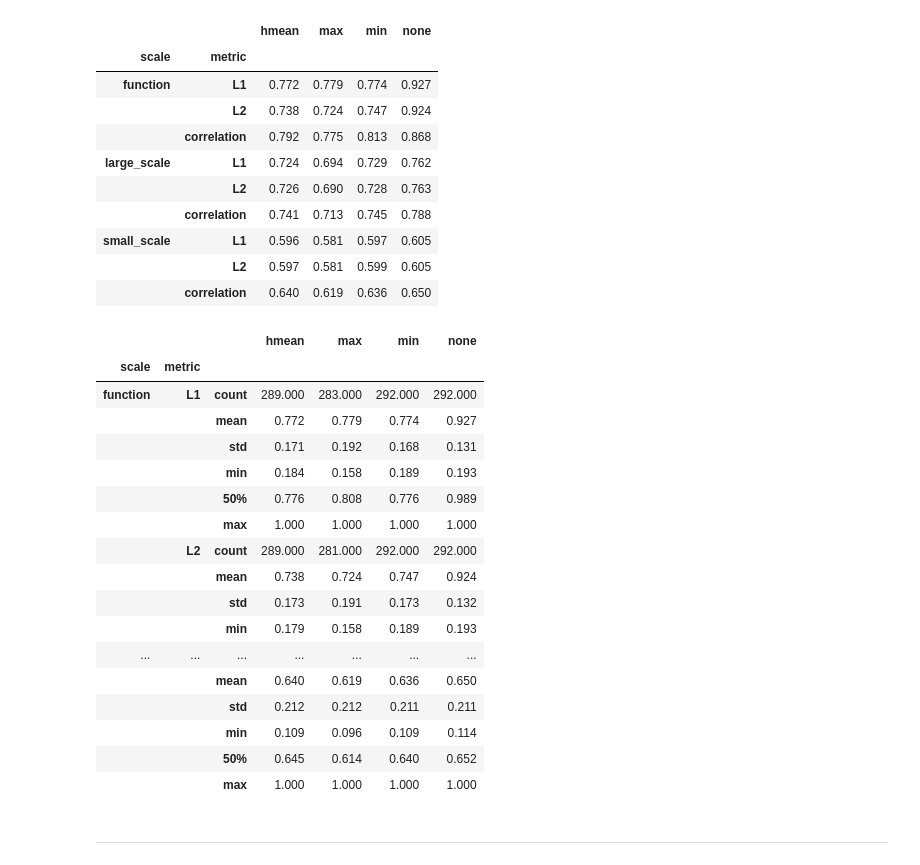
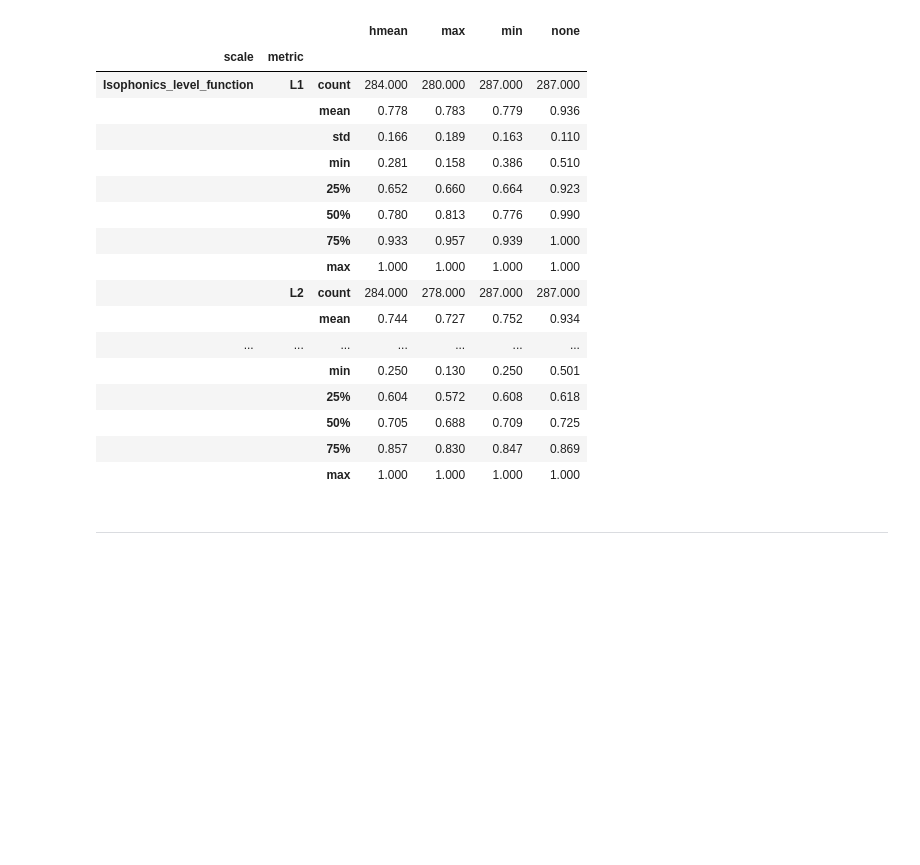
Before and after one commit to urinieto/similarity_classification, a Jupyter notebook: notes/Repetition detection threshold.ipynb, the cells around one changed output. Saved outputs shown, nothing was run; the diff lists cells and outputs as text; code cells hidden in the pictures; blank space fills up the shorter version.

```diff
--- a/notes/Repetition detection threshold.ipynb
+++ b/notes/Repetition detection threshold.ipynb
@@ -15,6 +20,7 @@ from glob import glob
 import re
 # %%
 pd.set_option('precision', 4)
+pd.set_option('max_rows', 2000)
 # %%
 np.set_printoptions(precision=3)
 seaborn.set(style='darkgrid')
@@ -125,7 +131,7 @@ def summarize_results(files):
         match = re.match('.*scores_datasetE(?P<dataset>.*?)E(?P<scale>.*?)_distE(?P<metric>.*).pk', fname)
 
         fscores['dataset'] = pd.Series(match.group('dataset'), index=fscores.index)
-        fscores['scale'] = pd.Series(match.group('scale'), index=fscores.index)
+        fscores['scale'] = pd.Series(match.group('dataset') + '_' + match.group('scale'), index=fscores.index)
         fscores['metric'] = pd.Series(match.group('metric'), index=fscores.index)
 
         data[fname] = fscores
@@ -135,6 +141,10 @@ def summarize_results(files):
 output = summarize_results(sorted(glob('../data/*.pk')))
 # %%
 all_results = pd.concat(output.values())
+# %%
+all_results_ = all_results
+# %%
+all_results = all_results_[all_results_['none'] > 0.5]
 # %%
 all_results.groupby(['scale', 'metric']).hist(layout=(1,4), figsize=(12,2))
 # %% [output]
@@ -161,38 +194,24 @@ dtype: object
 # %%
-all_results.groupby(['scale', 'metric']).mean()
+all_results.groupby(['scale', 'metric']).describe()
 # %% [output]
-|  |  | hmean | max | min | none |
-| scale | metric |  |  |  |  |
-| function | L1 | 0.772 | 0.779 | 0.774 | 0.927 |
-|  | L2 | 0.738 | 0.724 | 0.747 | 0.924 |
-|  | correlation | 0.792 | 0.775 | 0.813 | 0.868 |
-| large_scale | L1 | 0.724 | 0.694 | 0.729 | 0.762 |
-|  | L2 | 0.726 | 0.690 | 0.728 | 0.763 |
-|  | correlation | 0.741 | 0.713 | 0.745 | 0.788 |
-| small_scale | L1 | 0.596 | 0.581 | 0.597 | 0.605 |
-|  | L2 | 0.597 | 0.581 | 0.599 | 0.605 |
-|  | correlation | 0.640 | 0.619 | 0.636 | 0.650 |
+|  |  |  | hmean | max | min | none |
+| scale | metric |  |  |  |  |  |
+| Isophonics_level_function | L1 | count | 284.000 | 280.000 | 287.000 | 287.000 |
+|  |  | mean | 0.778 | 0.783 | 0.779 | 0.936 |
+|  |  | std | 0.166 | 0.189 | 0.163 | 0.110 |
+|  |  | min | 0.281 | 0.158 | 0.386 | 0.510 |
+|  |  | 25% | 0.652 | 0.660 | 0.664 | 0.923 |
+|  |  | 50% | 0.780 | 0.813 | 0.776 | 0.990 |
+|  |  | 75% | 0.933 | 0.957 | 0.939 | 1.000 |
+|  |  | max | 1.000 | 1.000 | 1.000 | 1.000 |
+|  | L2 | count | 284.000 | 278.000 | 287.000 | 287.000 |
+|  |  | mean | 0.744 | 0.727 | 0.752 | 0.934 |
+| ... | ... | ... | ... | ... | ... | ... |
+|  |  | min | 0.250 | 0.130 | 0.250 | 0.501 |
+|  |  | 25% | 0.604 | 0.572 | 0.608 | 0.618 |
+|  |  | 50% | 0.705 | 0.688 | 0.709 | 0.725 |
+|  |  | 75% | 0.857 | 0.830 | 0.847 | 0.869 |
+|  |  | max | 1.000 | 1.000 | 1.000 | 1.000 |
-# %%
-all_results.groupby(['scale', 'metric']).describe(percentiles=[])
-# %% [output]
-|  |  |  | hmean | max | min | none |
-| scale | metric |  |  |  |  |  |
-| function | L1 | count | 289.000 | 283.000 | 292.000 | 292.000 |
-|  |  | mean | 0.772 | 0.779 | 0.774 | 0.927 |
-|  |  | std | 0.171 | 0.192 | 0.168 | 0.131 |
-|  |  | min | 0.184 | 0.158 | 0.189 | 0.193 |
-|  |  | 50% | 0.776 | 0.808 | 0.776 | 0.989 |
-|  |  | max | 1.000 | 1.000 | 1.000 | 1.000 |
-|  | L2 | count | 289.000 | 281.000 | 292.000 | 292.000 |
-|  |  | mean | 0.738 | 0.724 | 0.747 | 0.924 |
-|  |  | std | 0.173 | 0.191 | 0.173 | 0.132 |
-|  |  | min | 0.179 | 0.158 | 0.189 | 0.193 |
-| ... | ... | ... | ... | ... | ... | ... |
-|  |  | mean | 0.640 | 0.619 | 0.636 | 0.650 |
-|  |  | std | 0.212 | 0.212 | 0.211 | 0.211 |
-|  |  | min | 0.109 | 0.096 | 0.109 | 0.114 |
-|  |  | 50% | 0.645 | 0.614 | 0.640 | 0.652 |
-|  |  | max | 1.000 | 1.000 | 1.000 | 1.000 |
 # %% [markdown]
 ---
 # %%
```
Also changed, not shown: parts of 4 cells of this notebook, 1 other file.
